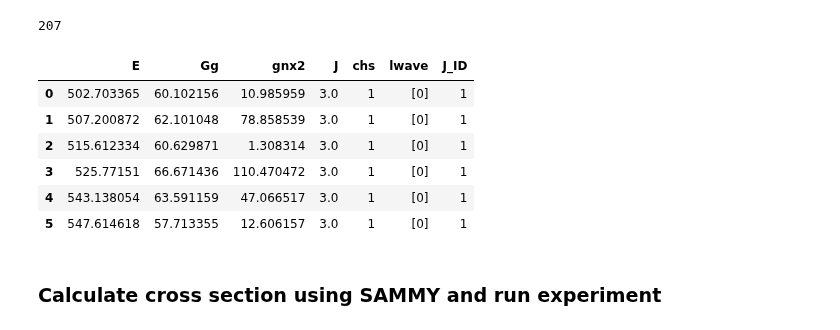
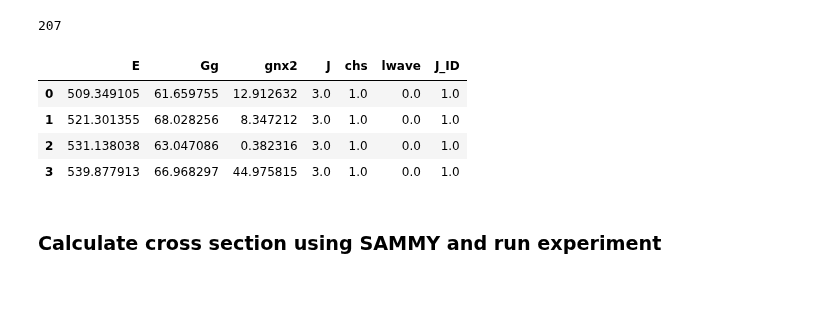
Before and after one commit to Naww137/ATARI, a Jupyter notebook: examples/GenerateData_UserExample_SAMMY.ipynb, the cells around one changed output. Drawn from its saved outputs; the diff is of its cells as text; code cells hidden in the pictures; blank space fills up the shorter version.

```diff
--- a/examples/GenerateData_UserExample_SAMMY.ipynb
+++ b/examples/GenerateData_UserExample_SAMMY.ipynb
@@ -63,27 +63,25 @@ len(exp.energy_domain)
 # %% [output]
 207
 # %%
-spin_groups = [ (3.0,1,[0]) ]
+spin_groups = [ (3.0,1,0) ]
 
 # an alternative option would be to give Ta_pair.J, as long as you give an average parameter dataframe with corresponding indices
 # spin_groups = Ta_pair.J
 
 average_parameters = pd.DataFrame({ 'dE'    :   {'3.0':8.79, '4.0':4.99},
                                     'Gg'    :   {'3.0':64.0, '4.0':64.0},
                                     'gn2'    :   {'3.0':46.4, '4.0':35.5}  })
 
 
 resonance_ladder = Ta_pair.sample_resonance_ladder(energy_grid, spin_groups, average_parameters)
 
 resonance_ladder
 # %% [output]
 |  | E | Gg | gnx2 | J | chs | lwave | J_ID |
-| 0 | 502.703365 | 60.102156 | 10.985959 | 3.0 | 1 | [0] | 1 |
-| 1 | 507.200872 | 62.101048 | 78.858539 | 3.0 | 1 | [0] | 1 |
-| 2 | 515.612334 | 60.629871 | 1.308314 | 3.0 | 1 | [0] | 1 |
-| 3 | 525.77151 | 66.671436 | 110.470472 | 3.0 | 1 | [0] | 1 |
-| 4 | 543.138054 | 63.591159 | 47.066517 | 3.0 | 1 | [0] | 1 |
-| 5 | 547.614618 | 57.713355 | 12.606157 | 3.0 | 1 | [0] | 1 |
+| 0 | 509.349105 | 61.659755 | 12.912632 | 3.0 | 1.0 | 0.0 | 1.0 |
+| 1 | 521.301355 | 68.028256 | 8.347212 | 3.0 | 1.0 | 0.0 | 1.0 |
+| 2 | 531.138038 | 63.047086 | 0.382316 | 3.0 | 1.0 | 0.0 | 1.0 |
+| 3 | 539.877913 | 66.968297 | 44.975815 | 3.0 | 1.0 | 0.0 | 1.0 |
 # %% [markdown]
 ### Calculate cross section using SAMMY and run experiment
 # %%
```
Also changed, not shown: parts of 3 cells of this notebook, 17 other files.
